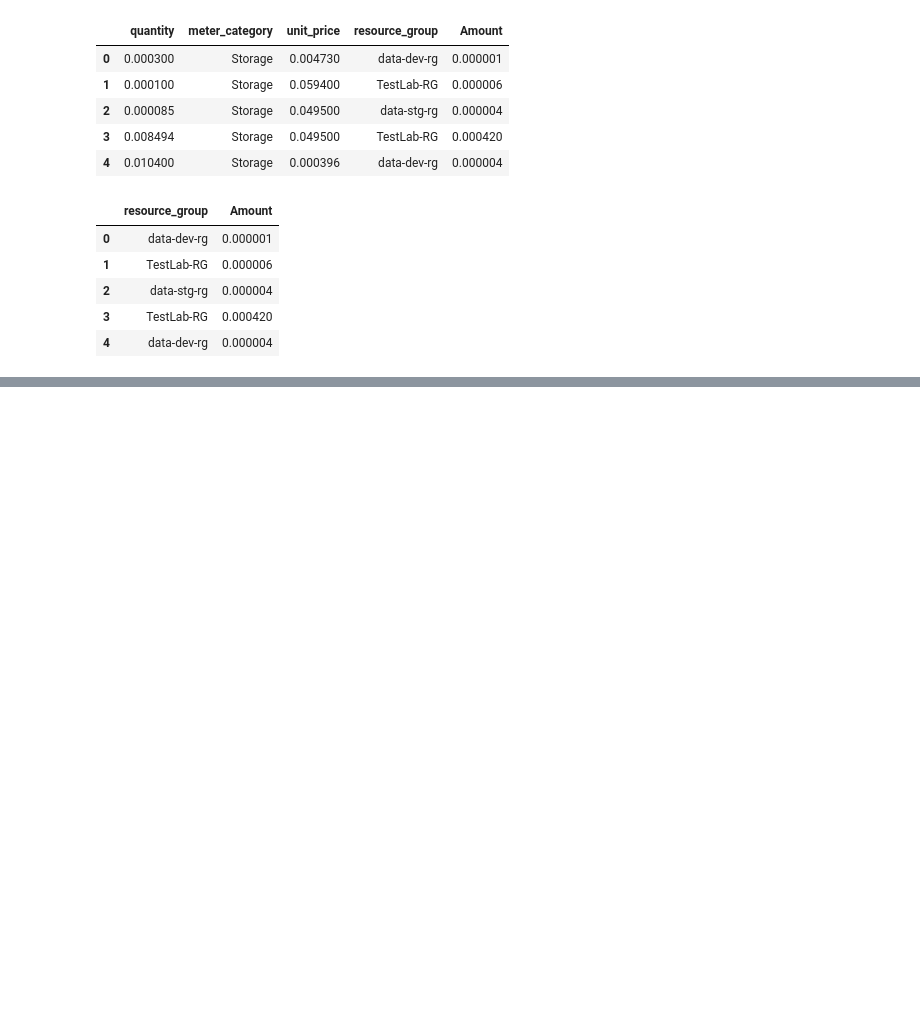
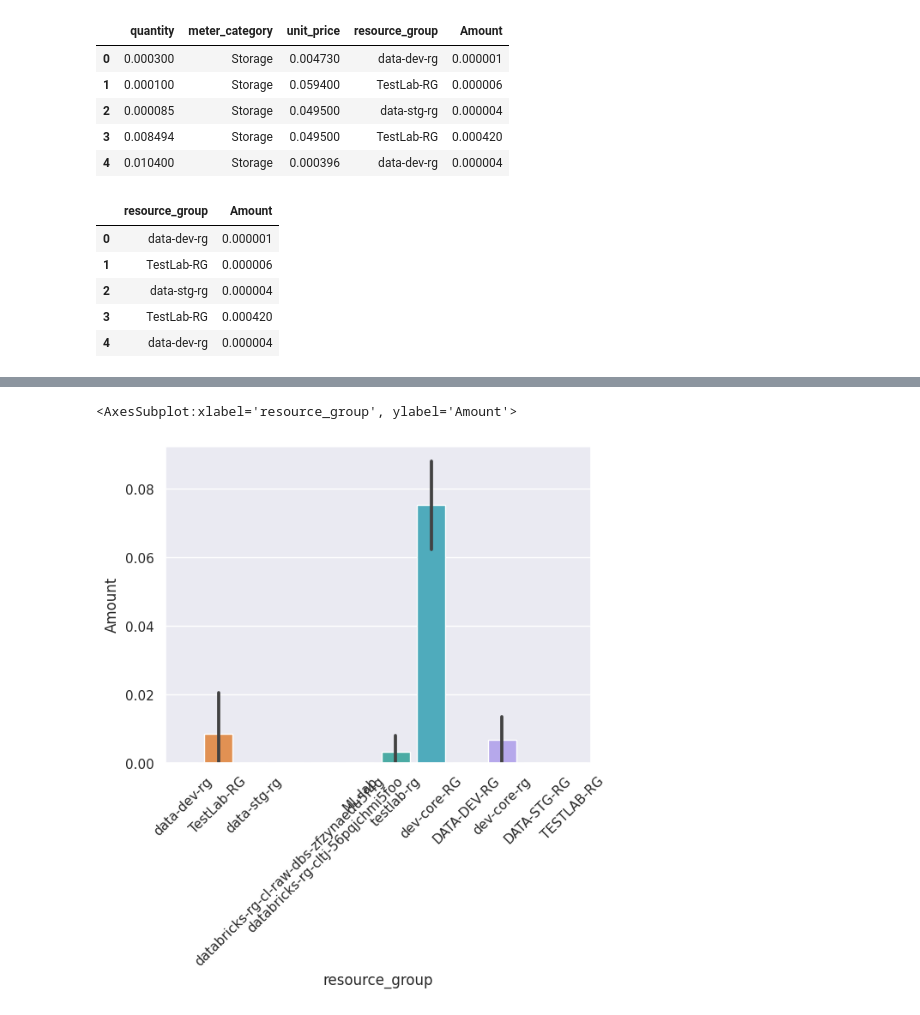
Before and after one commit to cltj/fun_with, a Jupyter notebook: jupyter/notebooks/seaborn/seaborn-01.ipynb, the cells around one changed output, grey strips where cells are left out. Saved outputs shown, nothing was run; the diff lists cells and outputs as text; code cells hidden in the pictures; blank space fills up the shorter version.

```diff
--- a/jupyter/notebooks/seaborn/seaborn-01.ipynb
+++ b/jupyter/notebooks/seaborn/seaborn-01.ipynb
@@ -72,0 +73,9 @@ sns.barplot(data=df, x="resource_group", y="Amount")
+# %%
+# Saving the Seaborn Figure:
+
+plt.xticks(rotation=45)
+sns.barplot(data=df, x="resource_group", y="Amount")
+plt.savefig('save_as_a_transparent_png.png', transparent=True)
+# %% [output]
+<AxesSubplot:xlabel='resource_group', ylabel='Amount'>
+[figure, added]
```
Also changed, not shown: parts of 1 cell of this notebook, 2 other files.
